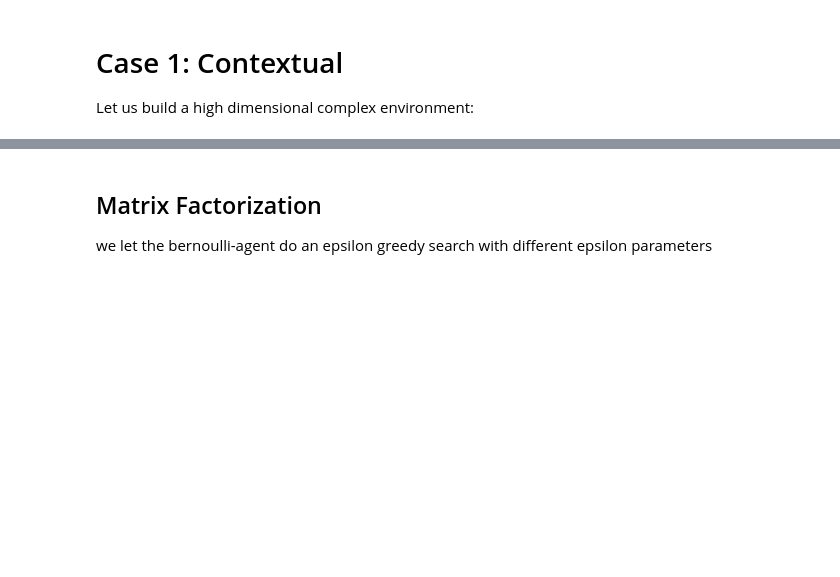
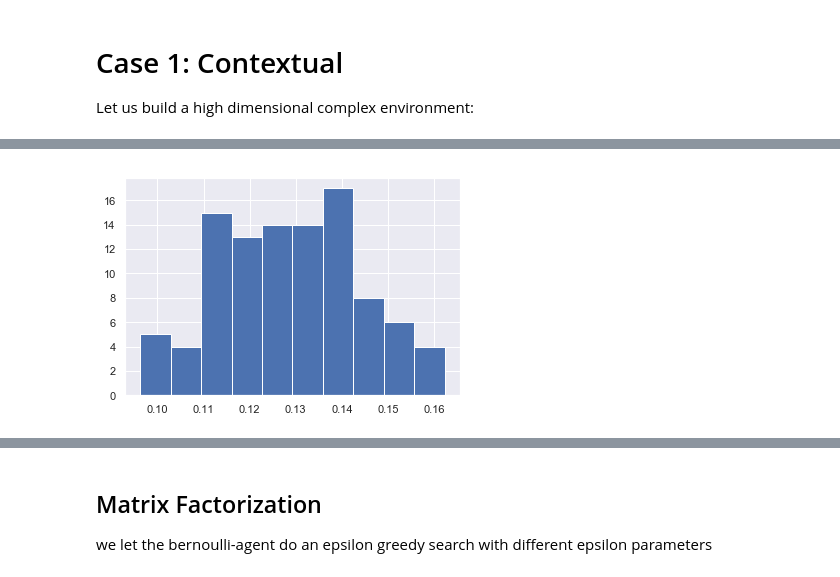
Before and after one commit to simeneide/phd-notes, a Jupyter notebook: general_notes/thompson-sampling-simple-recommender-simulator.ipynb, the cells around one changed output, grey strips where cells are left out. Saved outputs shown, nothing was run; the diff lists cells and outputs as text; code cells hidden in the pictures; blank space fills up the shorter version.

```diff
--- a/general_notes/thompson-sampling-simple-recommender-simulator.ipynb
+++ b/general_notes/thompson-sampling-simple-recommender-simulator.ipynb
@@ -68,0 +96,4 @@ The best policy without user knowledge is to execute arm 32. Average reward is t
+# %%
+_ = plt.hist(best_actions)
+# %% [output]
+[figure, added]
```
Also changed, not shown: parts of 29 cells of this notebook.
